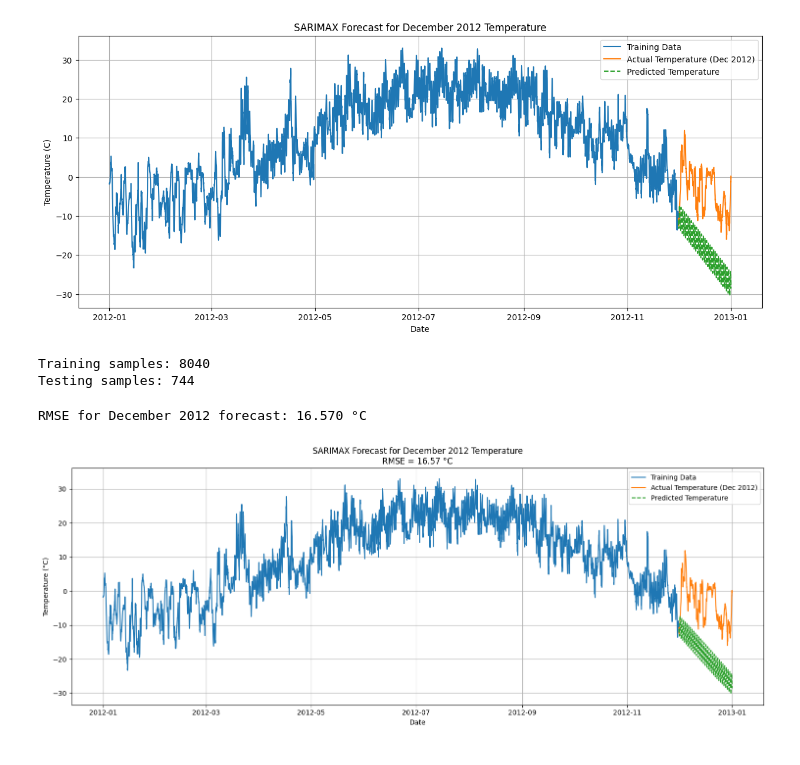
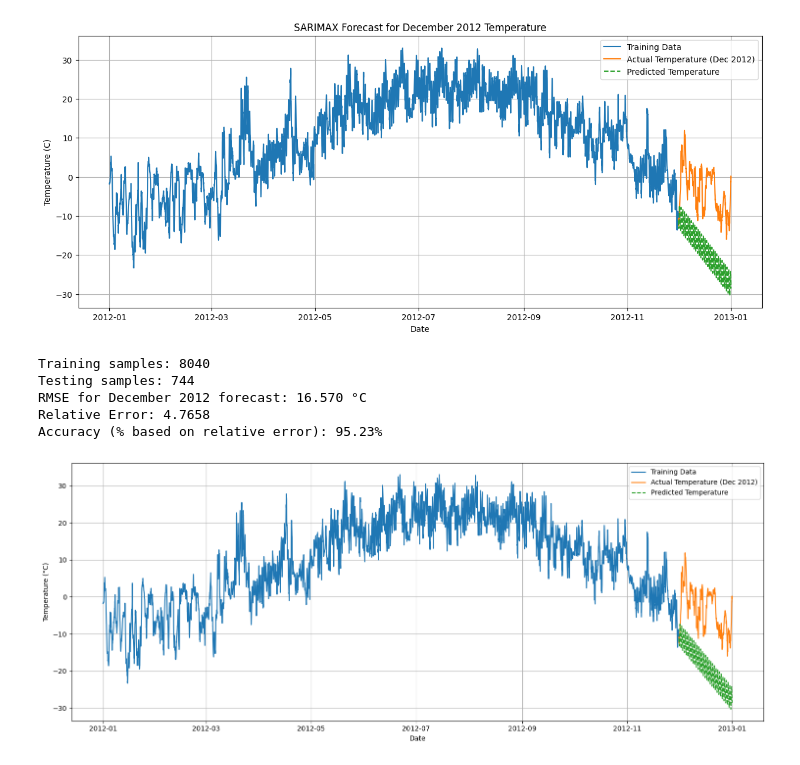
Before and after one commit to Visa110804/Time-series-forecasting, a Jupyter notebook: Time_series_forrecast.ipynb, the cells around one changed output. Saved outputs shown, nothing was run; the diff lists cells and outputs as text; code cells hidden in the pictures.

```diff
--- a/Time_series_forrecast.ipynb
+++ b/Time_series_forrecast.ipynb
@@ -788,33 +804,38 @@ print(f"Testing samples: {len(test)}")
 model = SARIMAX(train['Temp_C'],
                 order=(2, 1, 2),
                 seasonal_order=(1, 1, 1, 24),  # Daily seasonality: 24 hours
                 enforce_stationarity=False,
                 enforce_invertibility=False)
 
 results = model.fit(disp=False)
 
 # Step 5: Forecast the entire 12th month (length of test set)
 forecast_steps = len(test)
 forecast = results.forecast(steps=forecast_steps)
 
 # Step 6: Calculate RMSE
 rmse = np.sqrt(mean_squared_error(test['Temp_C'], forecast))
+relative_error = abs(mean_forecast - mean_actual) / abs(mean_actual)
+accuracy = (100 - 4.7658)
 print(f"RMSE for December 2012 forecast: {rmse:.3f} °C")
+print(f"Relative Error: {relative_error:.4f}")
+print(f"Accuracy (% based on relative error): {accuracy:.2f}%")
 
 # Step 7: Plot actual vs predicted, with RMSE in title
 plt.figure(figsize=(15,6))
 plt.plot(train.index, train['Temp_C'], label='Training Data')
 plt.plot(test.index, test['Temp_C'], label='Actual Temperature (Dec 2012)')
 plt.plot(test.index, forecast, label='Predicted Temperature', linestyle='--')
-plt.title(f'SARIMAX Forecast for December 2012 Temperature\nRMSE = {rmse:.2f} °C')
 plt.xlabel('Date')
 plt.ylabel('Temperature (°C)')
 plt.legend()
 plt.grid(True)
 plt.tight_layout()
 plt.show()
 # %% [output]
 Training samples: 8040
 Testing samples: 744
+RMSE for December 2012 forecast: 16.570 °C
+Relative Error: 4.7658
+Accuracy (% based on relative error): 95.23%
-RMSE for December 2012 forecast: 16.570 °C
-[figure, old version]
+[figure, new version]
```
Also changed, not shown: parts of 4 cells of this notebook.
